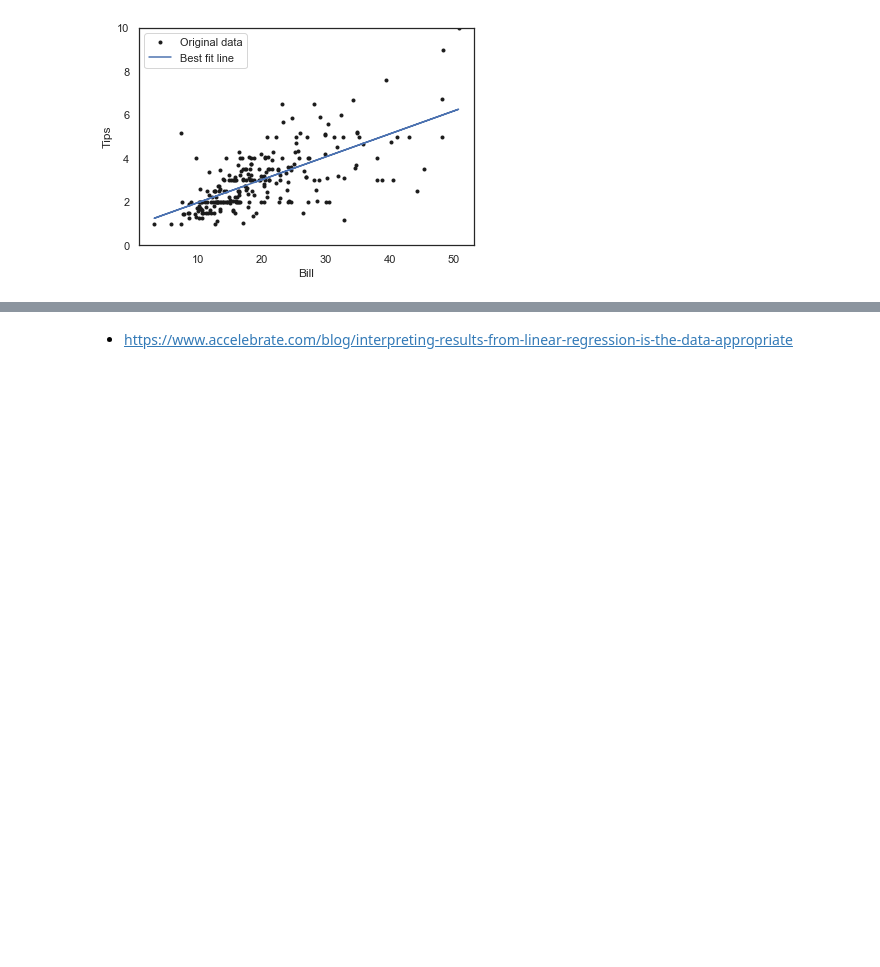
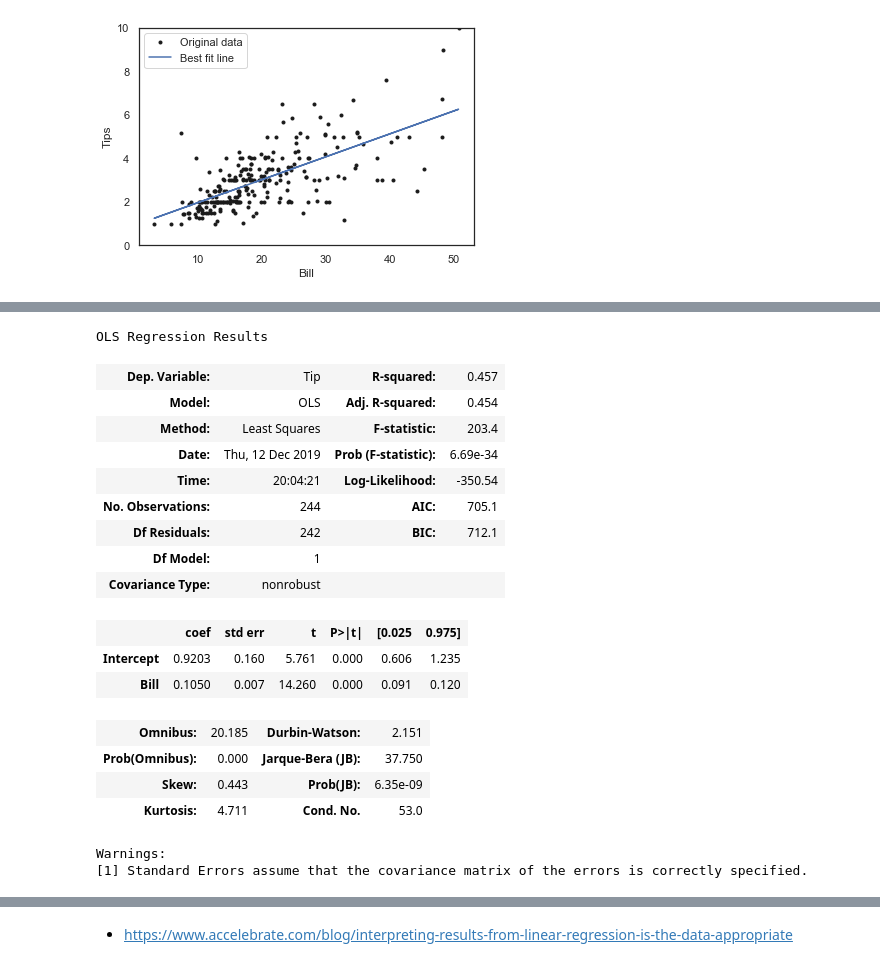
Before and after one commit to pocathain08/Fund_of_Data_Analysis, a Jupyter notebook: Fund_of_Data_Analysis_Assessment.ipynb, the cells around one changed output, grey strips where cells are left out. Saved outputs shown, nothing was run; the diff lists cells and outputs as text; code cells hidden in the pictures; blank space fills up the shorter version.

```diff
--- a/Fund_of_Data_Analysis_Assessment.ipynb
+++ b/Fund_of_Data_Analysis_Assessment.ipynb
@@ -216,0 +225,26 @@ Red line cost with m =  0.11 and c =  0.92: is   260.63
+# %%
+from statsmodels.formula.api import ols
+
+fit = ols('Tip ~ (Bill)', data=df).fit()
+
+fit.summary()
+# %% [output]
+OLS Regression Results
+| Dep. Variable: | Tip | R-squared: | 0.457 |
+| Model: | OLS | Adj. R-squared: | 0.454 |
+| Method: | Least Squares | F-statistic: | 203.4 |
+| Date: | Thu, 12 Dec 2019 | Prob (F-statistic): | 6.69e-34 |
+| Time: | 20:04:21 | Log-Likelihood: | -350.54 |
+| No. Observations: | 244 | AIC: | 705.1 |
+| Df Residuals: | 242 | BIC: | 712.1 |
+| Df Model: | 1 |  |  |
+| Covariance Type: | nonrobust |  |  |
+|  | coef | std err | t | P>|t| | [0.025 | 0.975] |
+| Intercept | 0.9203 | 0.160 | 5.761 | 0.000 | 0.606 | 1.235 |
+| Bill | 0.1050 | 0.007 | 14.260 | 0.000 | 0.091 | 0.120 |
+| Omnibus: | 20.185 | Durbin-Watson: | 2.151 |
+| Prob(Omnibus): | 0.000 | Jarque-Bera (JB): | 37.750 |
+| Skew: | 0.443 | Prob(JB): | 6.35e-09 |
+| Kurtosis: | 4.711 | Cond. No. | 53.0 |
+Warnings:
+[1] Standard Errors assume that the covariance matrix of the errors is correctly specified.
```
Also changed, not shown: parts of 20 cells of this notebook, 1 other file.
